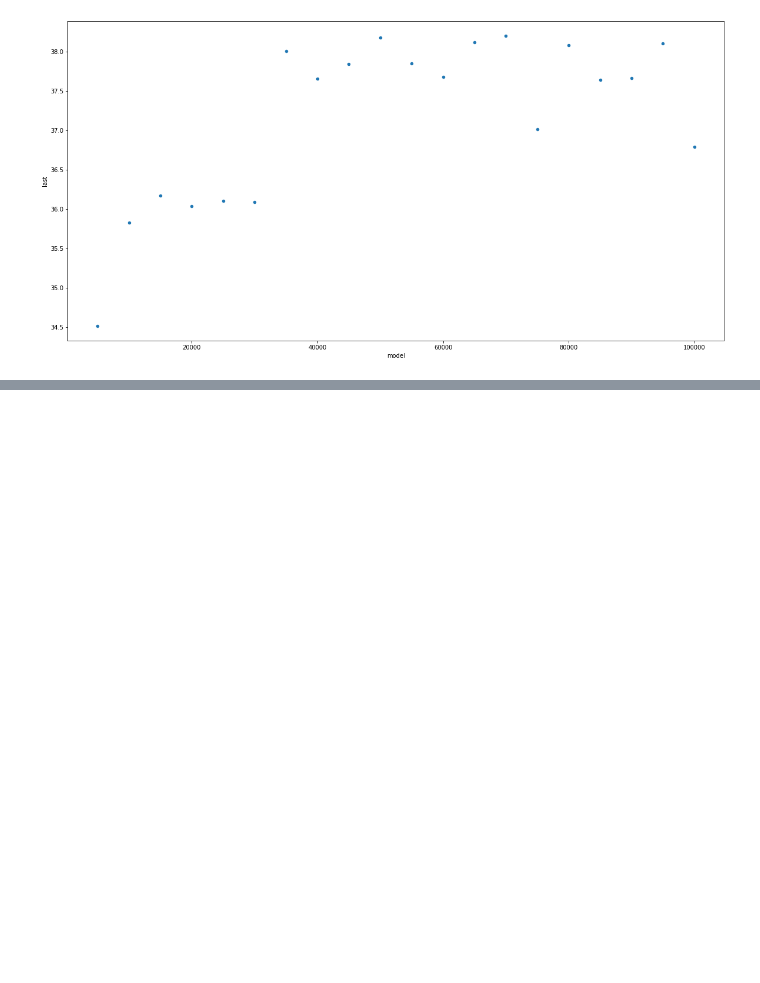
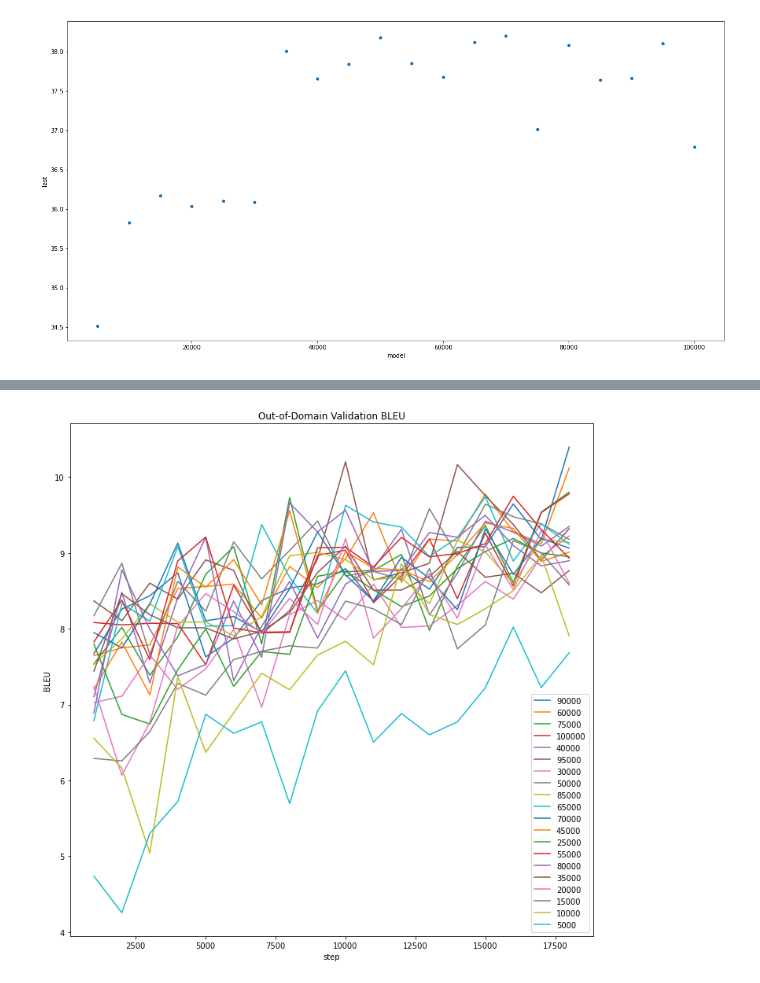
Before and after one commit to marekninja/master-results, a Jupyter notebook: vysledky.ipynb, the cells around one changed output, grey strips where cells are left out. Cells and saved outputs as stored; diff of their text form; code cells hidden in the pictures; blank space fills up the shorter version.

```diff
--- a/vysledky.ipynb
+++ b/vysledky.ipynb
@@ -125,0 +138,8 @@ new
+# %%
+df = pd.read_json("tradeoff_in_out_of_domain_robustness_chart_data.json",orient="values")
+# %%
+train = df.iloc[:1].reset_index(drop=True)
+tune = df.iloc[1:].reset_index(drop=True)
+# %%
+tune = tune[tune.name.str.contains('OpenSubs')].reset_index(drop=True)
+tune
@@ -125,0 +164,4 @@ new
+# %%
+tune = create_frame(tune, "Out-of-Domain Validation BLEU","out-ft_eval_bleu.png")
+# %% [output]
+[figure, added]
```
Also changed, not shown: parts of 22 cells of this notebook, 10 other files.
